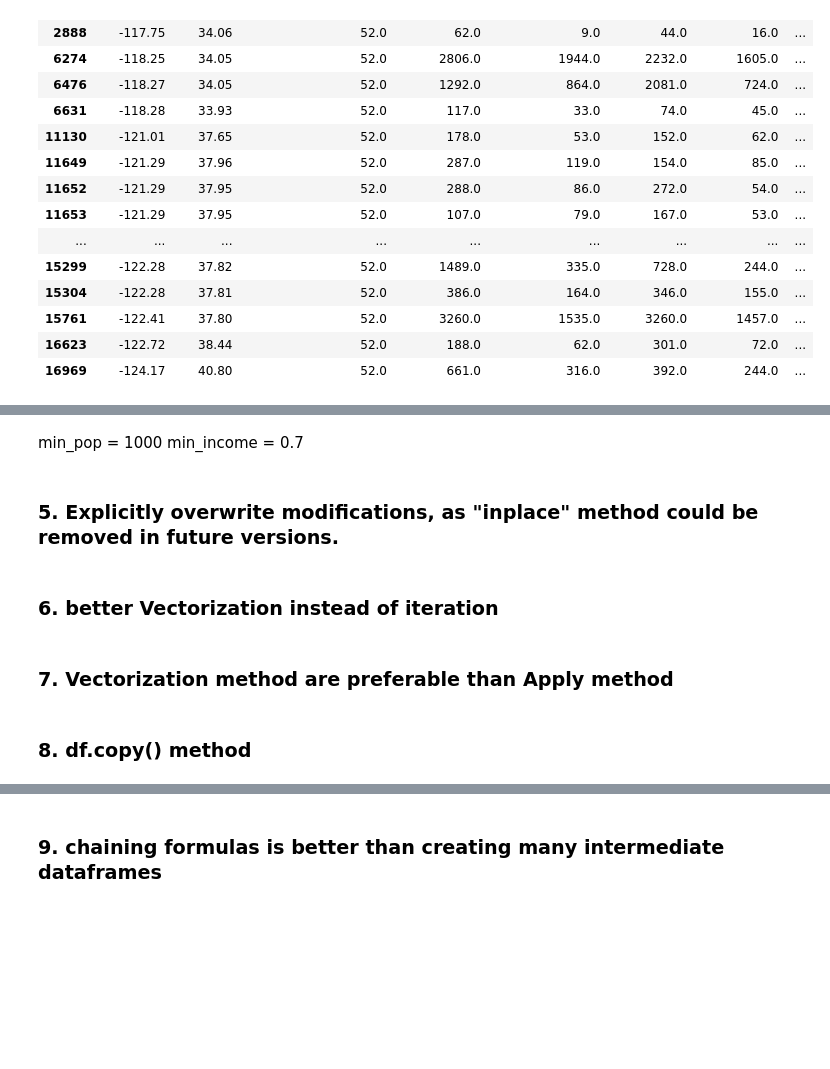
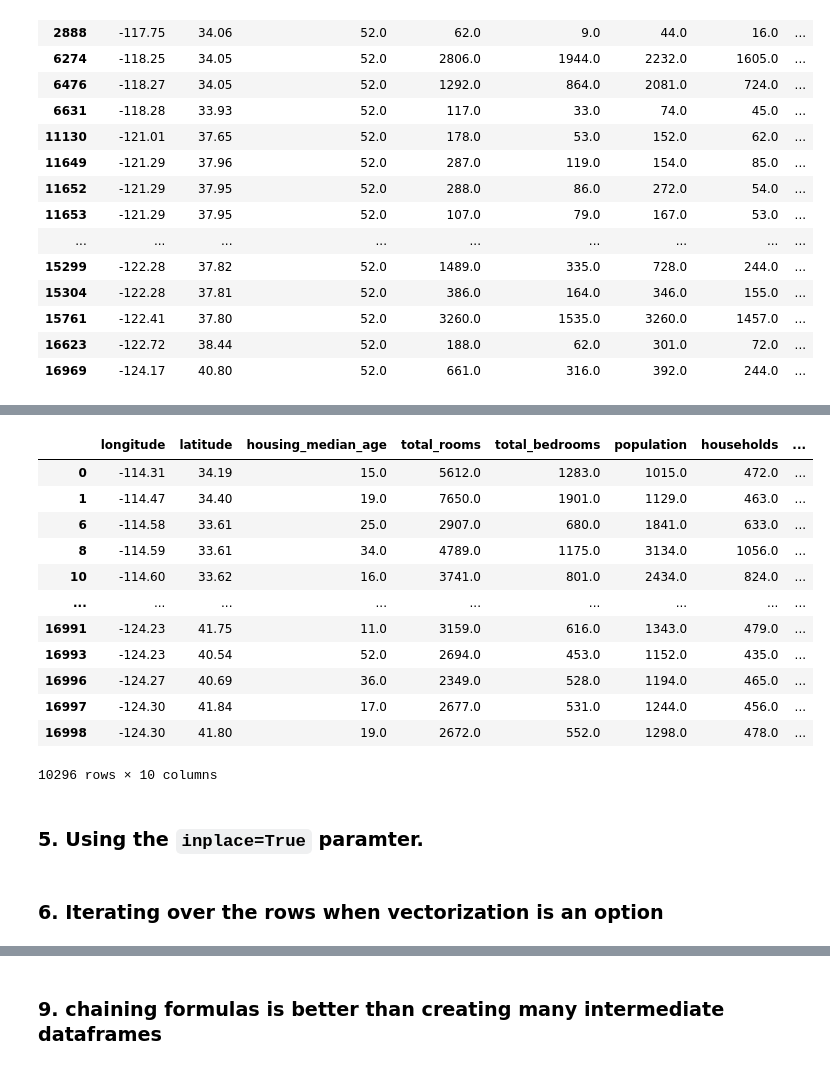
Before and after one commit to yusufnasserdev/python-snippets, a Jupyter notebook: pandas/pandas.ipynb, the cells around one changed output, grey strips where cells are left out. Drawn from its saved outputs; the diff is of its cells as text; code cells hidden in the pictures; blank space fills up the shorter version.

```diff
--- a/pandas/pandas.ipynb
+++ b/pandas/pandas.ipynb
@@ -78,11 +83,21 @@ pandas queries can access external variables by simply using the `@` symbol befo
-# %% [markdown]
-min_pop = 1000
-min_income = 0.7
-# %% [markdown]
-### 5. Explicitly overwrite modifications, as "inplace" method could be removed in future versions.
-# %% [markdown]
-### 6. better Vectorization instead of iteration
-# %% [markdown]
-### 7. Vectorization method are preferable than Apply method
-# %% [markdown]
-### 8. df.copy() method
+# %%
+min_pop = 1000
+min_income = 0.7
+
+df.query('population > @min_pop and median_income > @min_income')
+# %% [output]
+|  | longitude | latitude | housing_median_age | total_rooms | total_bedrooms | population | households | ... |
+| 0 | -114.31 | 34.19 | 15.0 | 5612.0 | 1283.0 | 1015.0 | 472.0 | ... |
+| 1 | -114.47 | 34.40 | 19.0 | 7650.0 | 1901.0 | 1129.0 | 463.0 | ... |
+| 6 | -114.58 | 33.61 | 25.0 | 2907.0 | 680.0 | 1841.0 | 633.0 | ... |
+| 8 | -114.59 | 33.61 | 34.0 | 4789.0 | 1175.0 | 3134.0 | 1056.0 | ... |
+| 10 | -114.60 | 33.62 | 16.0 | 3741.0 | 801.0 | 2434.0 | 824.0 | ... |
+| ... | ... | ... | ... | ... | ... | ... | ... | ... |
+| 16991 | -124.23 | 41.75 | 11.0 | 3159.0 | 616.0 | 1343.0 | 479.0 | ... |
+| 16993 | -124.23 | 40.54 | 52.0 | 2694.0 | 453.0 | 1152.0 | 435.0 | ... |
+| 16996 | -124.27 | 40.69 | 36.0 | 2349.0 | 528.0 | 1194.0 | 465.0 | ... |
+| 16997 | -124.30 | 41.84 | 17.0 | 2677.0 | 531.0 | 1244.0 | 456.0 | ... |
+| 16998 | -124.30 | 41.80 | 19.0 | 2672.0 | 552.0 | 1298.0 | 478.0 | ... |
+10296 rows × 10 columns
+# %% [markdown]
+### 5. Using the `inplace=True` paramter.
@@ -88,0 +110,2 @@ min_income = 0.7
+# %% [markdown]
+### 6. Iterating over the rows when vectorization is an option
```
Also changed, not shown: parts of 11 cells of this notebook.
